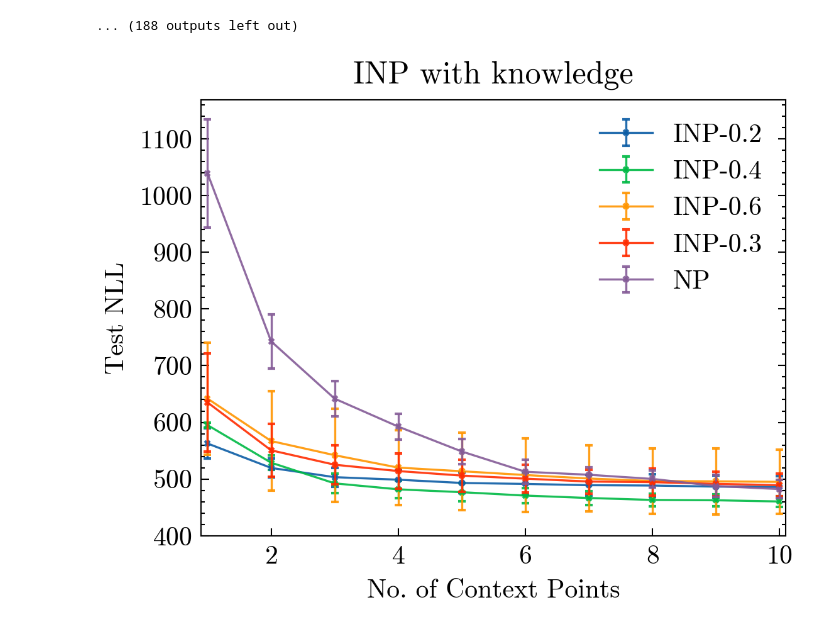
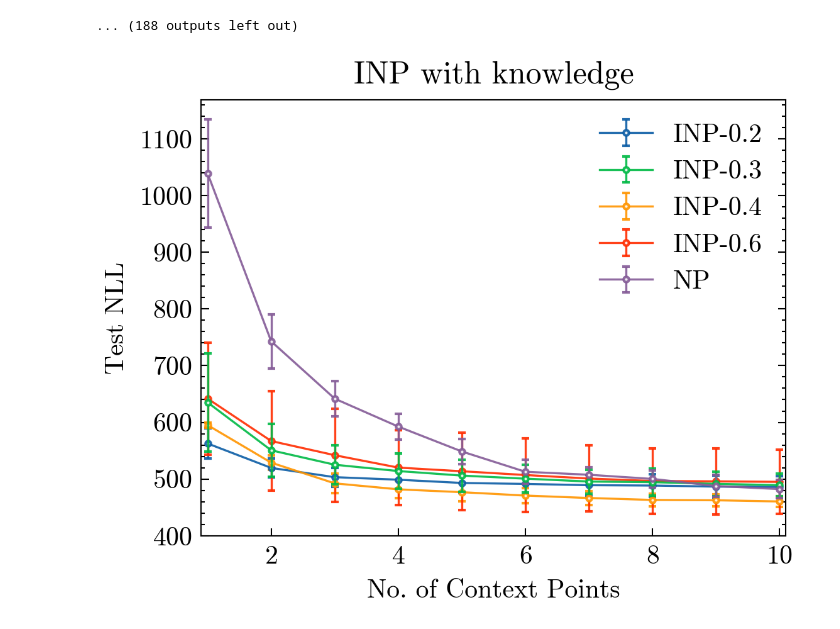
Before and after one commit to will-hd/IML, a Jupyter notebook: notebooks/knowledge_sweep.ipynb, the cells around one changed output. Drawn from its saved outputs; the diff is of its cells as text; code cells hidden in the pictures.

```diff
--- a/notebooks/knowledge_sweep.ipynb
+++ b/notebooks/knowledge_sweep.ipynb
@@ -277,44 +277,6 @@ np.save("inp_nok_test_losses-true.npy", inp_nok_test_losses)
 # %%
 inp_k_test_losses_03 = np.load("../notebooks/inp_k_test_losses.npy")
 inp_nok_test_losses_03 = np.load("../notebooks/inp_nok_test_losses.npy")
-# %%
-plt.style.use('../figures/mplstyles/thesis.mplstyle')
-
-# Plot the data
-# plt.figure(figsize=(10, 6))
-num_context_points = range(1, 11)
-# plt.plot(num_context_points, inp_test_losses_array.mean(axis=0), label='INP', marker='o', markersize=3)
-# plt.plot(num_context_points, np_test_losses_array.mean(axis=0), label='NP', marker='x', markersize=3)
-for i, k_dropout in enumerate([0.2, 0.4, 0.6]):
-    plt.errorbar(num_context_points,
-                 inp_k_test_losses[i].mean(axis=0),
-                 yerr=inp_k_test_losses[i].std(axis=0),
-                 capsize=1.5,marker='x', linestyle='-', markersize=2, linewidth=0.8,
-                 alpha=0.9, mfc='white',zorder=11, label=f"INP-{k_dropout}")
-
-plt.errorbar(num_context_points,
-             inp_k_test_losses_03[1].mean(axis=0),
-             yerr=inp_k_test_losses_03[1].std(axis=0),
-             capsize=1.5,  marker='x', markersize=2,  linestyle='-', linewidth=0.8,
-              alpha=0.9, mfc='white',zorder=12, label="INP-0.3")
-
-plt.errorbar(num_context_points,
-             np_k_test_losses.mean(axis=0),
-             yerr=np_k_test_losses.std(axis=0),
-             capsize=1.5,  marker='x', markersize=2,  linestyle='-', linewidth=0.8,
-              alpha=0.9, mfc='white',zorder=12, label="NP")
-
-plt.xlabel('No. of Context Points')
-plt.ylabel('Test NLL')
-plt.title("INP with knowledge")
-plt.legend()
-plt.xlim(0.9, 10.1)
-plt.ylim(400,)
-# plt.grid()
-# plt.savefig(f'../figures/nok-inp_vs_np_context_points.png', dpi=300)
-plt.show()
-# %% [output]
-[figure, old version]
 # %%
 n = 3
 np_k_test_losses = np.load(f"../notebooks/np_k_test_losses{n}.npy")
@@ -322,3 +287,42 @@ np_nok_test_losses = np.load(f"../notebooks/np_nok_test_losses{n}.npy")
+# %%
+plt.style.use('../figures/mplstyles/thesis.mplstyle')
+
+# Plot the data
+# plt.figure(figsize=(10, 6))
+num_context_points = range(1, 11)
+# plt.plot(num_context_points, inp_test_losses_array.mean(axis=0), label='INP', marker='o', markersize=3)
+# plt.plot(num_context_points, np_test_losses_array.mean(axis=0), label='NP', marker='x', markersize=3)
+for i, k_dropout in enumerate([0.2, 0.4, 0.6]):
+    if k_dropout == 0.4:
+        plt.errorbar(num_context_points,
+             inp_k_test_losses_03[1].mean(axis=0),
+             yerr=inp_k_test_losses_03[1].std(axis=0),
+             capsize=1.5,  marker='o', markersize=2,  linestyle='-', linewidth=0.8,
+              alpha=0.9, mfc='white',zorder=12, label="INP-0.3")
+
+    plt.errorbar(num_context_points,
+                 inp_k_test_losses[i].mean(axis=0),
+                 yerr=inp_k_test_losses[i].std(axis=0),
+                 capsize=1.5,marker='o', linestyle='-', markersize=2, linewidth=0.8,
+                 alpha=0.9, mfc='white',zorder=11, label=f"INP-{k_dropout}")
+
+plt.errorbar(num_context_points,
+             np_k_test_losses.mean(axis=0),
+             yerr=np_k_test_losses.std(axis=0),
+             capsize=1.5,  marker='o', markersize=2,  linestyle='-', linewidth=0.8,
+              alpha=0.9, mfc='white',zorder=12, label="NP")
+
+plt.xlabel('No. of Context Points')
+plt.ylabel('Test NLL')
+plt.title("INP with knowledge")
+plt.legend()
+plt.xlim(0.9, 10.1)
+plt.ylim(400,)
+# plt.grid()
+plt.savefig(f'../figures/knowledge-inp_vs_np_context_points-true.png', dpi=600)
+plt.show()
+# %% [output]
+[figure, new version]
 # %%
 # Plot the data
 # plt.figure(figsize=(10, 6))
```
Also changed, not shown: parts of 3 cells of this notebook, 14 other files.
